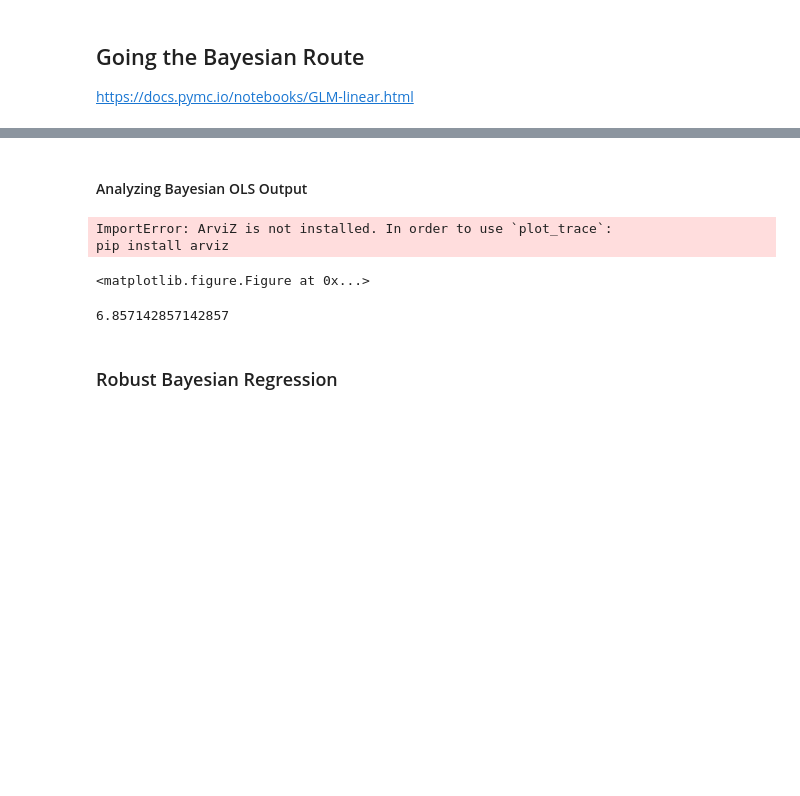
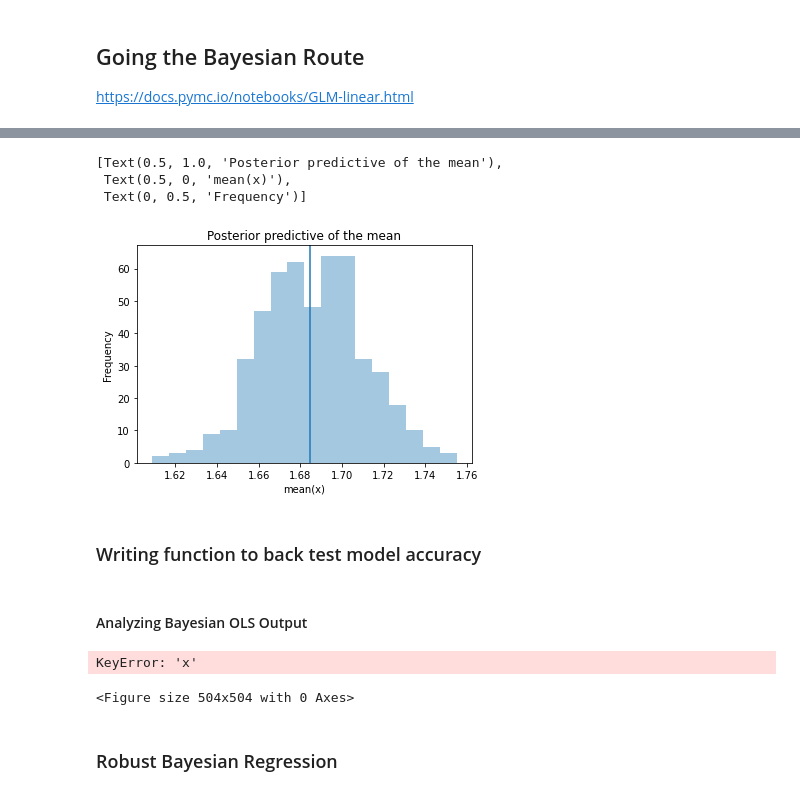
Before and after one commit to Matt-J-Christy/python_dev_practice, a Jupyter notebook: 03_model_building/03_rush_modeling.ipynb, the cells around one changed output, grey strips where cells are left out. Cells and saved outputs as stored; diff of their text form; code cells hidden in the pictures; blank space fills up the shorter version.

```diff
--- a/03_model_building/03_rush_modeling.ipynb
+++ b/03_model_building/03_rush_modeling.ipynb
@@ -222,19 +229,24 @@ trace.stat_names
+# %%
+import matplotlib.pyplot as plt
+import seaborn as sns
+
+ax = plt.subplot();
+sns.distplot([n.mean() for n in ppc['y']], kde=False, ax=ax);
+ax.axvline(rush['log1p_target'].mean());
+ax.set(title='Posterior predictive of the mean', xlabel='mean(x)', ylabel='Frequency')
+# %% [output]
+[Text(0.5, 1.0, 'Posterior predictive of the mean'),
+ Text(0.5, 0, 'mean(x)'),
+ Text(0, 0.5, 'Frequency')]
+[figure, added]
+# %% [markdown]
+### Writing function to back test model accuracy
 # %% [markdown]
 #### Analyzing Bayesian OLS Output
-# %%
-import matplotlib.pyplot as plt
-
-plt.figure(figsize=(7, 7))
-pm.traceplot(trace[100:])
-plt.tight_layout();
-# %% [output]
-ImportError: ArviZ is not installed. In order to use `plot_trace`:
-pip install arviz
-<matplotlib.figure.Figure at 0x...>
 # %%
 plt.figure(figsize=(7, 7))
 #plt.plot(x, y, 'x', label='data')
-plot_posterior_predictive_glm(trace, samples=100,
+pm.plot_posterior_predictive_glm(trace, samples=100,
                               label='posterior predictive regression lines')
 
 
@@ -245,7 +257,8 @@ plot_posterior_predictive_glm(trace, samples=100,
 # plt.xlabel('x')
 # plt.ylabel('y');
 # %% [output]
-6.857142857142857
+KeyError: 'x'
+<Figure size 504x504 with 0 Axes>
 # %% [markdown]
 ### Robust Bayesian Regression
 # %%
```
Also changed, not shown: parts of 14 cells of this notebook, 2 other files.
